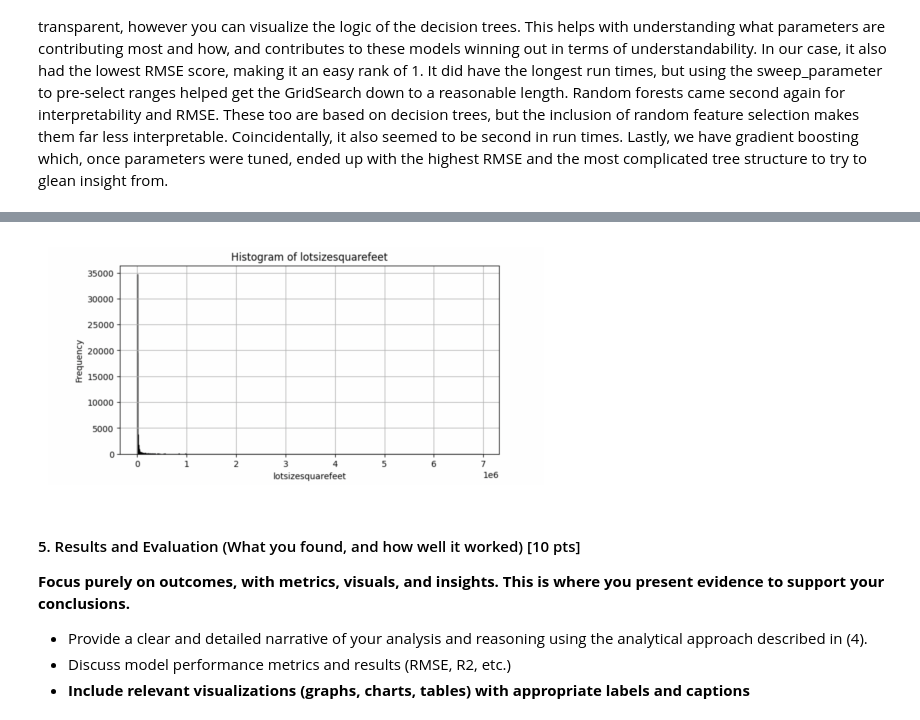
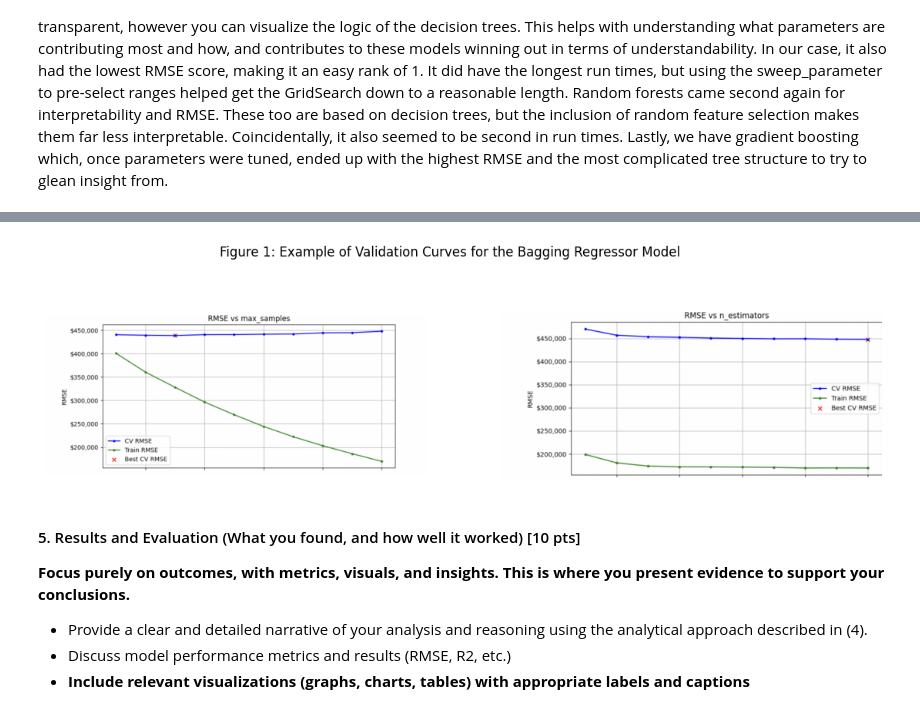
Before and after one commit to hnm15/Mod3_Machine-Learning-Fundamentals, a Jupyter notebook: Final_Project_Report HM, ET.ipynb, the cells around one changed output, grey strips where cells are left out. Cells and saved outputs as stored; diff of their text form; code cells hidden in the pictures.

```diff
--- a/Final_Project_Report HM, ET.ipynb
+++ b/Final_Project_Report HM, ET.ipynb
@@ -1327,15 +1329,24 @@ We experimented with bagging regressor, random forest regressor, and gradient bo
 # %%
+
 import matplotlib.pyplot as plt
 import matplotlib.image as mpimg
+fig, axs = plt.subplots(1, 2, figsize=(14, 4))
 
-# Relative path to the image
-image_path = 'lotsize.png'
-img = mpimg.imread(image_path)
-imgplot = plt.imshow(img)
-plt.axis('off')
+image_path_1 = 'max_samo.png'
+img_1 = mpimg.imread(image_path_1)
+axs[0].imshow(img_1)
+axs[0].axis('off')
+
+image_path_2 = 'n_est.png'
+img_2 = mpimg.imread(image_path_2)
+axs[1].imshow(img_2)
+axs[1].axis('off')
+
+plt.suptitle("Figure 1: Example of Validation Curves for the Bagging Regressor Model", fontsize=12)
+
 plt.show()
 # %% [output]
-[figure, old version]
+[figure, new version]
 # %% [markdown]
 #### 5. Results and Evaluation (What you found, and how well it worked) [10 pts]
 
```
Also changed, not shown: parts of 23 cells of this notebook, 1 other file.
